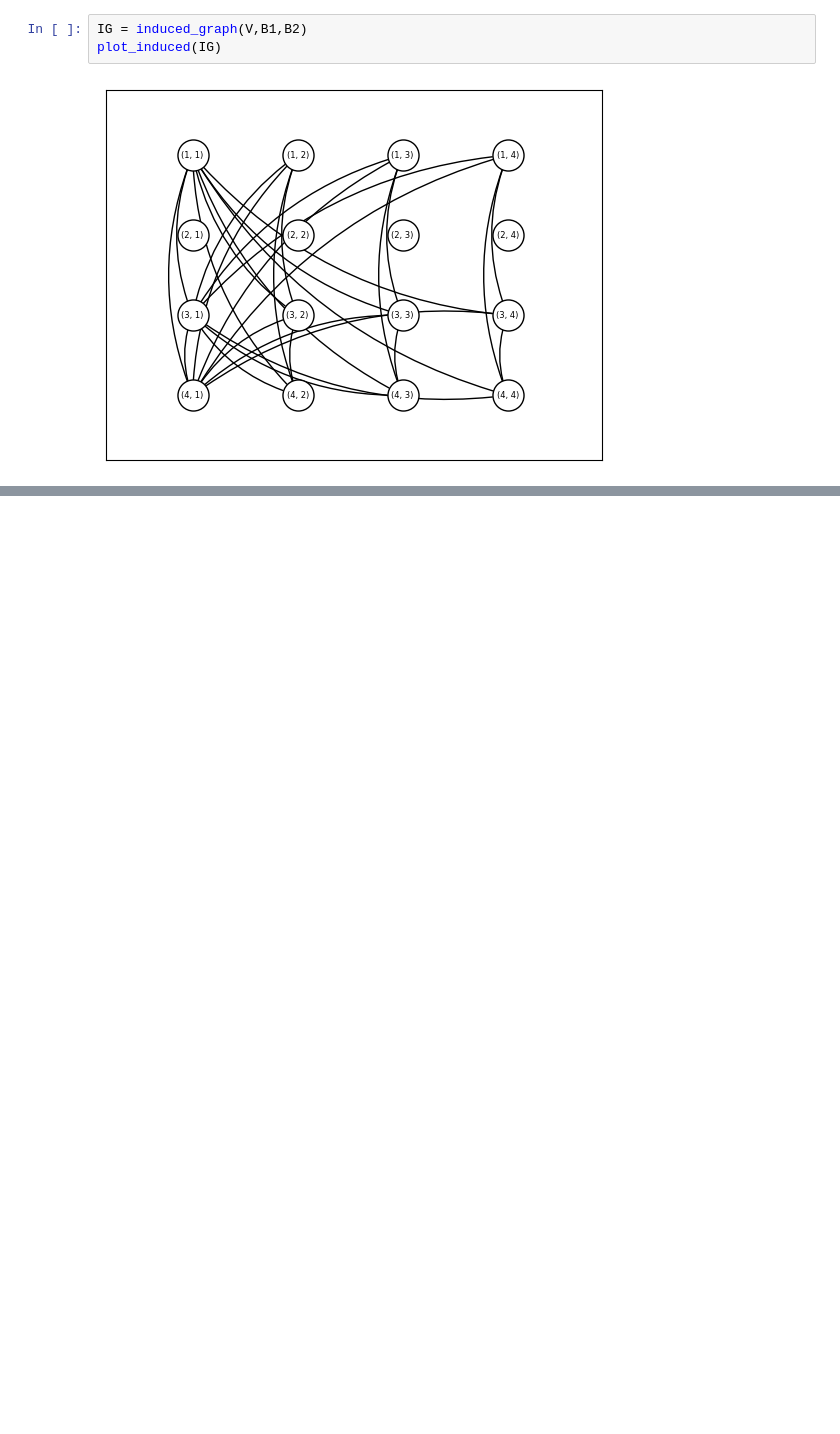
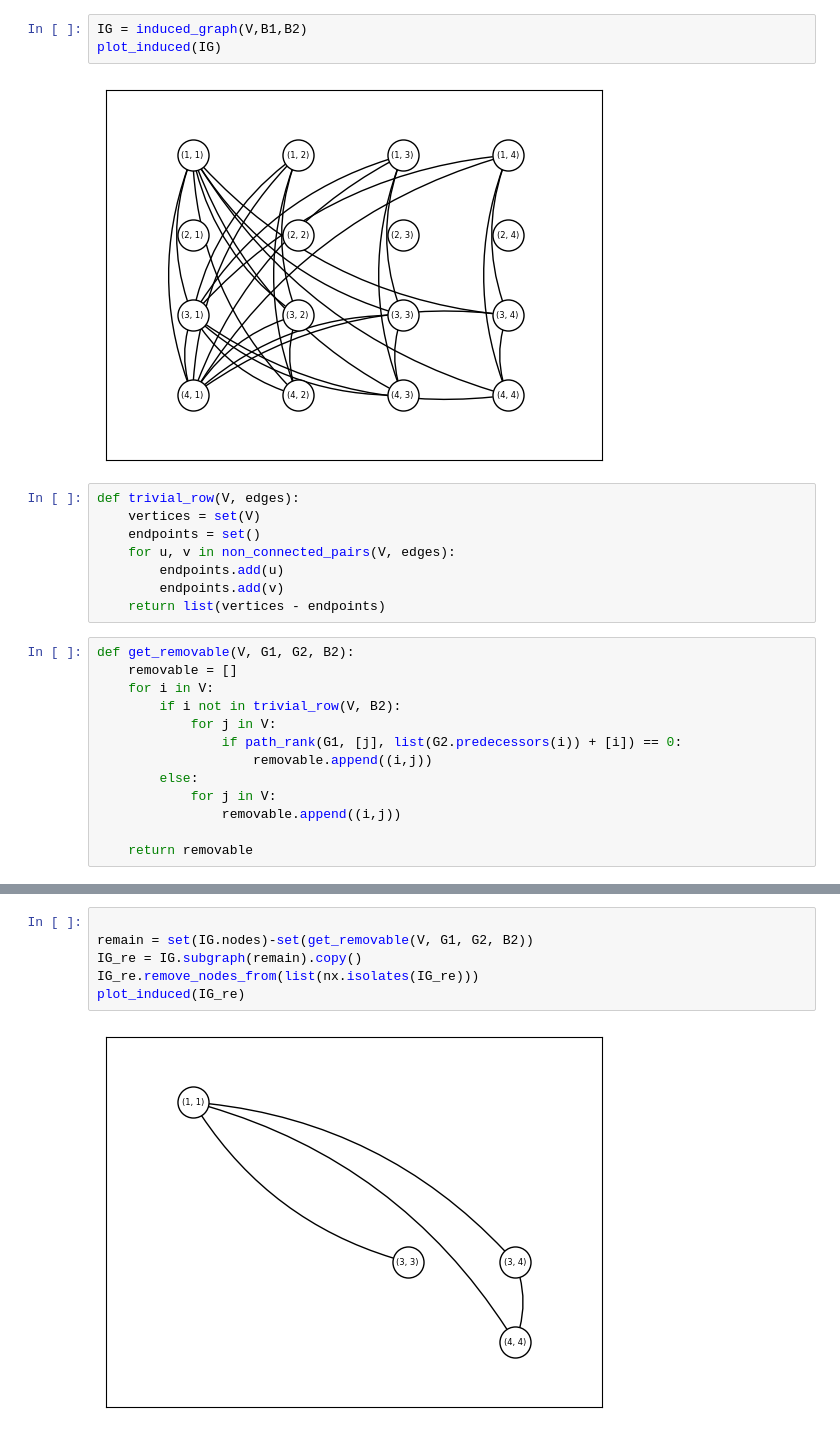
Before and after one commit to YanchuZhang/GC-LiNGAM, a Jupyter notebook: workflow.ipynb, the cells around one changed output, grey strips where cells are left out. Drawn from its saved outputs; the diff is of its cells as text; blank space fills up the shorter version.

```diff
--- a/workflow.ipynb
+++ b/workflow.ipynb
@@ -148,3 +148,24 @@ IG = induced_graph(V,B1,B2)
 plot_induced(IG)
 # %% [output]
 [figure]
+# %%
+def trivial_row(V, edges):
+    vertices = set(V)
+    endpoints = set()
+    for u, v in non_connected_pairs(V, edges):
+        endpoints.add(u)
+        endpoints.add(v)
+    return list(vertices - endpoints)
+# %%
+def get_removable(V, G1, G2, B2):
+    removable = []
+    for i in V:
+        if i not in trivial_row(V, B2):
+            for j in V:
+                if path_rank(G1, [j], list(G2.predecessors(i)) + [i]) == 0:
+                    removable.append((i,j))
+        else:
+            for j in V:
+                removable.append((i,j))
+
+    return removable
@@ -150,0 +186,8 @@ plot_induced(IG)
+# %%
+
+remain = set(IG.nodes)-set(get_removable(V, G1, G2, B2))
+IG_re = IG.subgraph(remain).copy()
+IG_re.remove_nodes_from(list(nx.isolates(IG_re)))
+plot_induced(IG_re)
+# %% [output]
+[figure, added]
```
Also changed, not shown: parts of 7 cells of this notebook.
